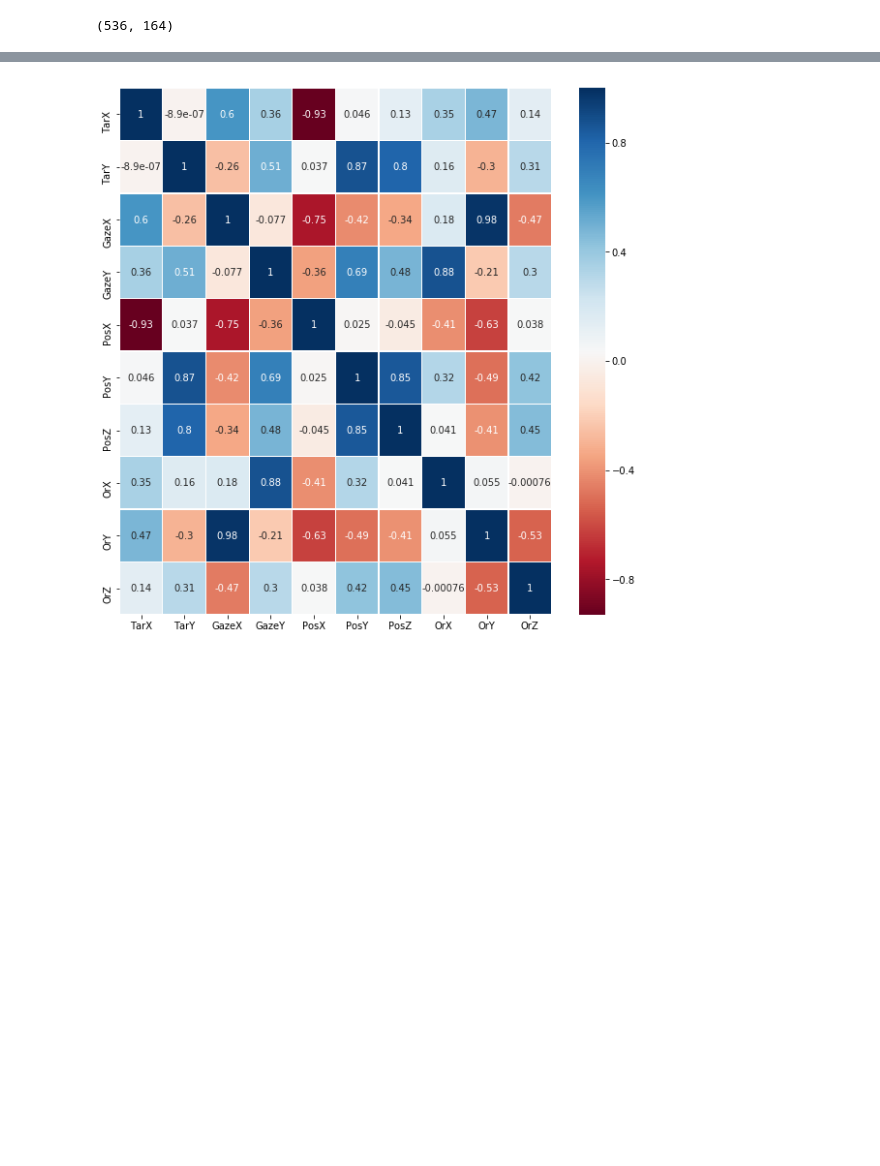
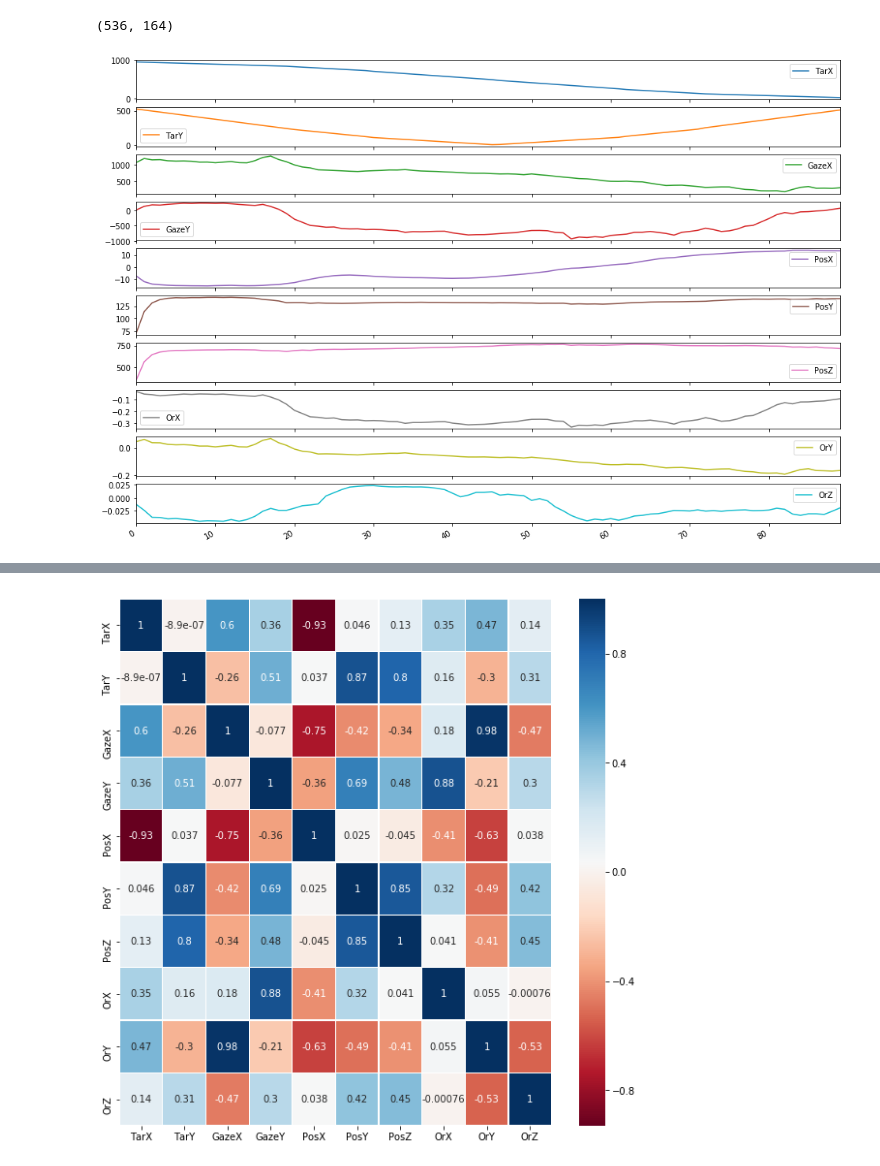
Before and after one commit to muratcancicek/pointer_head, a Jupyter notebook: Playground21.ipynb, the cells around one changed output, grey strips where cells are left out. Cells and saved outputs as stored; diff of their text form; code cells hidden in the pictures; blank space fills up the shorter version.

```diff
--- a/Playground21.ipynb
+++ b/Playground21.ipynb
@@ -16,11 +18,15 @@ handler = DataHandler(readAllDataNow = True)
 # %%
-testPair = handler.getDatasetPairFor(3, 'infinity')
+testPair = handler.getDatasetPairFor(2, 'infinity')
 # %%
 testPair[1].shape
 # %% [output]
 (536, 164)
 # %%
 df = pd.DataFrame(np.concatenate((testPair[0], testPair[1][:, :8]), axis = 1), columns = ['TarX', 'TarY', 'GazeX', 'GazeY', 'PosX', 'PosY', 'PosZ', 'OrX', 'OrY', 'OrZ'])
+# %%
+ax = df.head(90).plot(subplots =True, sharex = True, figsize = (16,12))
+# %% [output]
+[figure, added]
 # %%
 normalized_df=(df-df.min())/(df.max()-df.min())
 # %%
```
Also changed, not shown: parts of 1 cell of this notebook.
